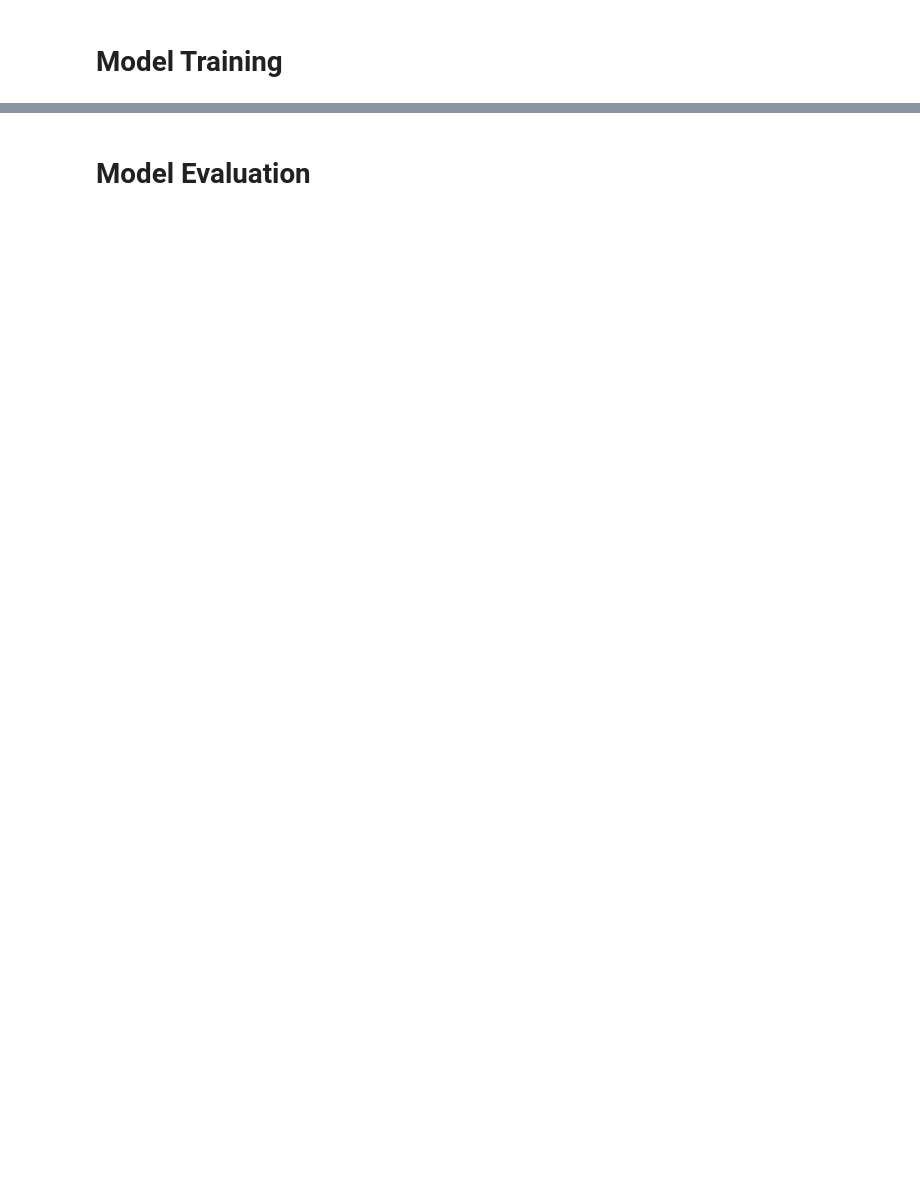
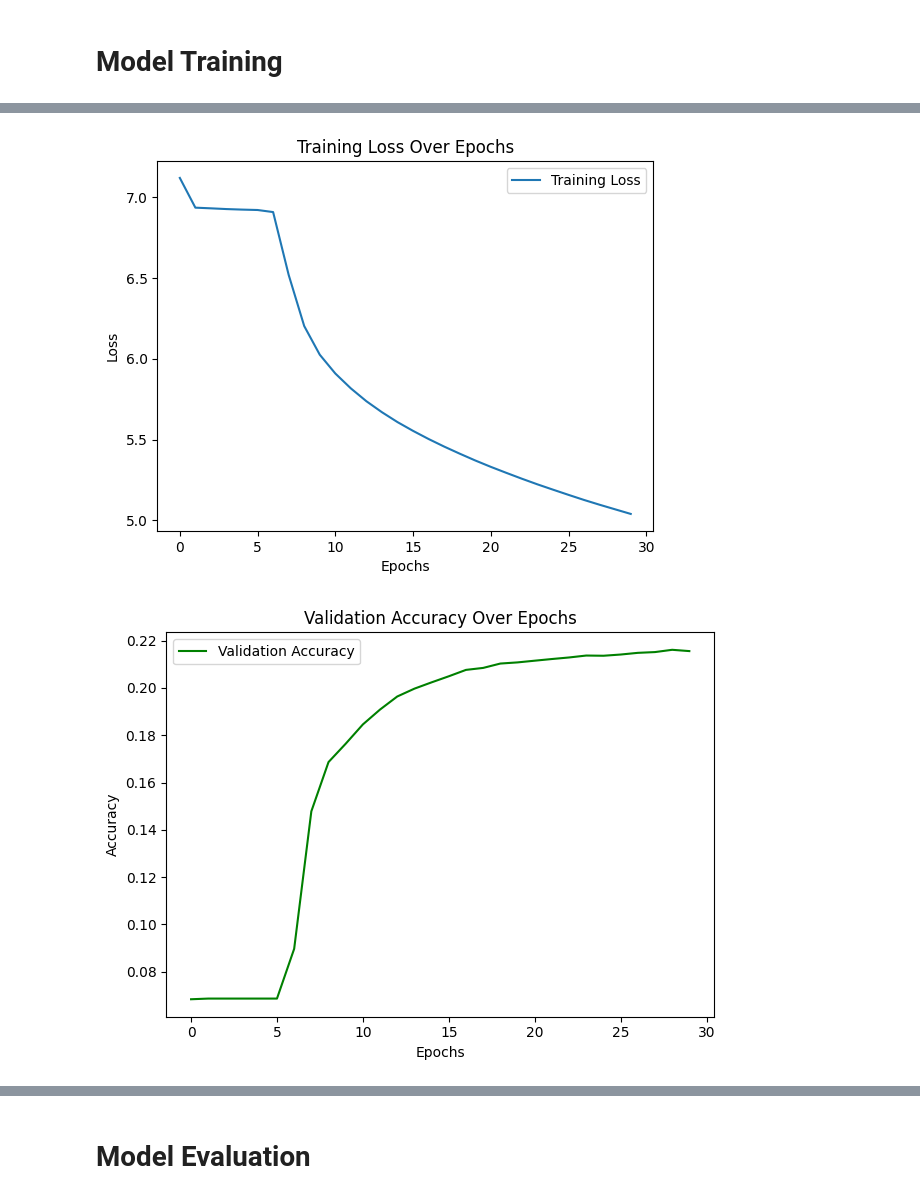
Before and after one commit to murasakiw/ML2, a Jupyter notebook: A4_DL_TC5033_text_generator.ipynb, the cells around one changed output, grey strips where cells are left out. Saved outputs shown, nothing was run; the diff lists cells and outputs as text; code cells hidden in the pictures; blank space fills up the shorter version.

```diff
--- a/A4_DL_TC5033_text_generator.ipynb
+++ b/A4_DL_TC5033_text_generator.ipynb
@@ -292,0 +412,12 @@ Epoch: 29 --- Average cost:  3.8672 --- Validation Accuracy: 21.77%
+# %%
+# Call the training function using the model with 5 hidden layers and lr=0.0005
+loss_function = nn.CrossEntropyLoss()
+lr = 0.0005
+epochs = 30
+optimiser = optim.Adam(model_2.parameters(), lr=lr)
+val_accuracies, train_losses = train(model_2, epochs, optimiser)
+# Plot Losses
+plot_loss(train_losses)
+# Plot accuracies
+plot_accuracy(val_accuracies)
+# %% [output]
@@ -292,0 +441,2 @@ Epoch: 29 --- Average cost:  3.8672 --- Validation Accuracy: 21.77%
+[figure, added]
+[figure, added]
```
Also changed, not shown: parts of 48 cells of this notebook.
